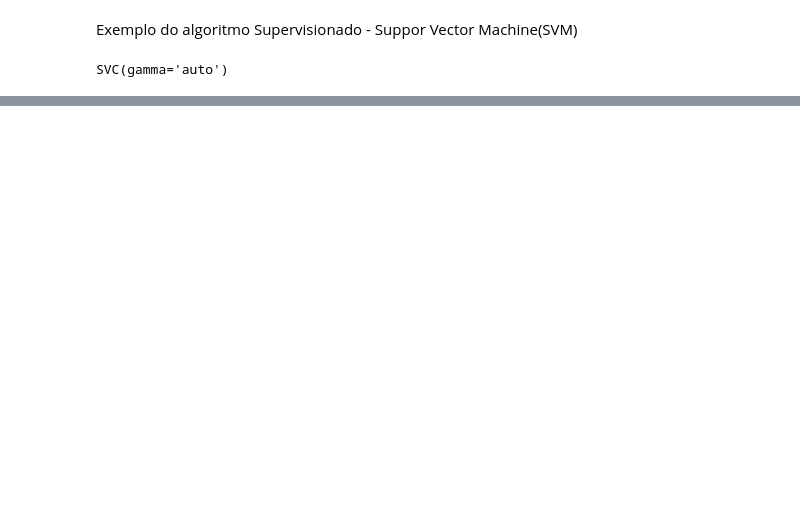
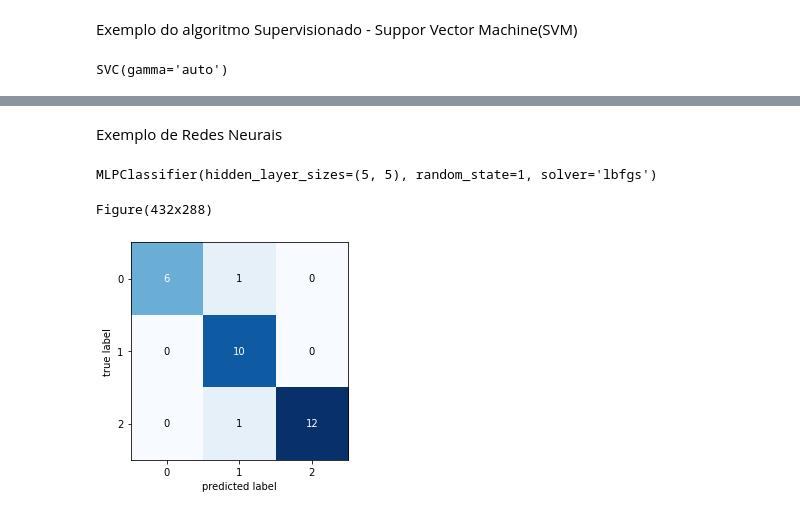
Before and after one commit to wallaceleonardo/bootcamp-IGTI-Desenvolvedor_Python, a Jupyter notebook: Algoritmo_Supervisionado_KNN.ipynb, the cells around one changed output, grey strips where cells are left out. Drawn from its saved outputs; the diff is of its cells as text; code cells hidden in the pictures; blank space fills up the shorter version.

```diff
--- a/Algoritmo_Supervisionado_KNN.ipynb
+++ b/Algoritmo_Supervisionado_KNN.ipynb
@@ -155,0 +156,2 @@ Figure(432x288)
+# %% [markdown]
+Exemplo de Redes Neurais
@@ -155,0 +161,23 @@ Figure(432x288)
+# %%
+#define a configuração da rede
+clf = MLPClassifier(solver='lbfgs', hidden_layer_sizes=(5, 5), random_state=1) #rede com escondidas com 5 neurônios cda
+# %%
+#realiza o fit do modelo
+clf.fit(X_train, y_train)
+# %% [output]
+MLPClassifier(hidden_layer_sizes=(5, 5), random_state=1, solver='lbfgs')
+# %%
+#realiza a previsão
+y_pred=clf.predict(X_test)
+# %%
+#avaliando o modelo
+
+#realiza o plot da matriz de confusão
+matriz_confusao = confusion_matrix(y_test, y_pred)
+from mlxtend.plotting import plot_confusion_matrix
+
+fig, ax = plot_confusion_matrix(conf_mat=matriz_confusao)
+print(fig)
+# %% [output]
+Figure(432x288)
+[figure, added]
```
Also changed, not shown: parts of 6 cells of this notebook.
